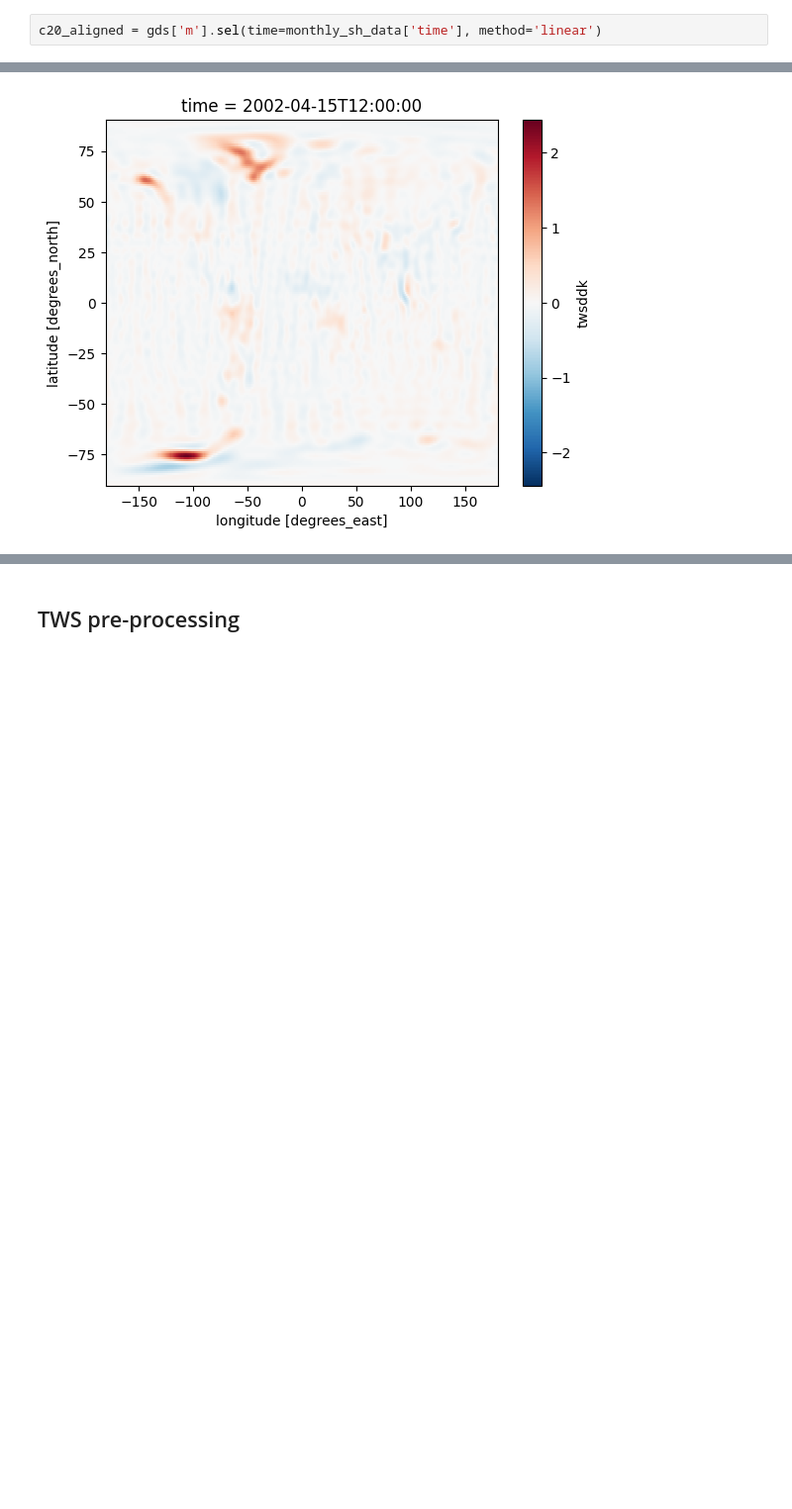
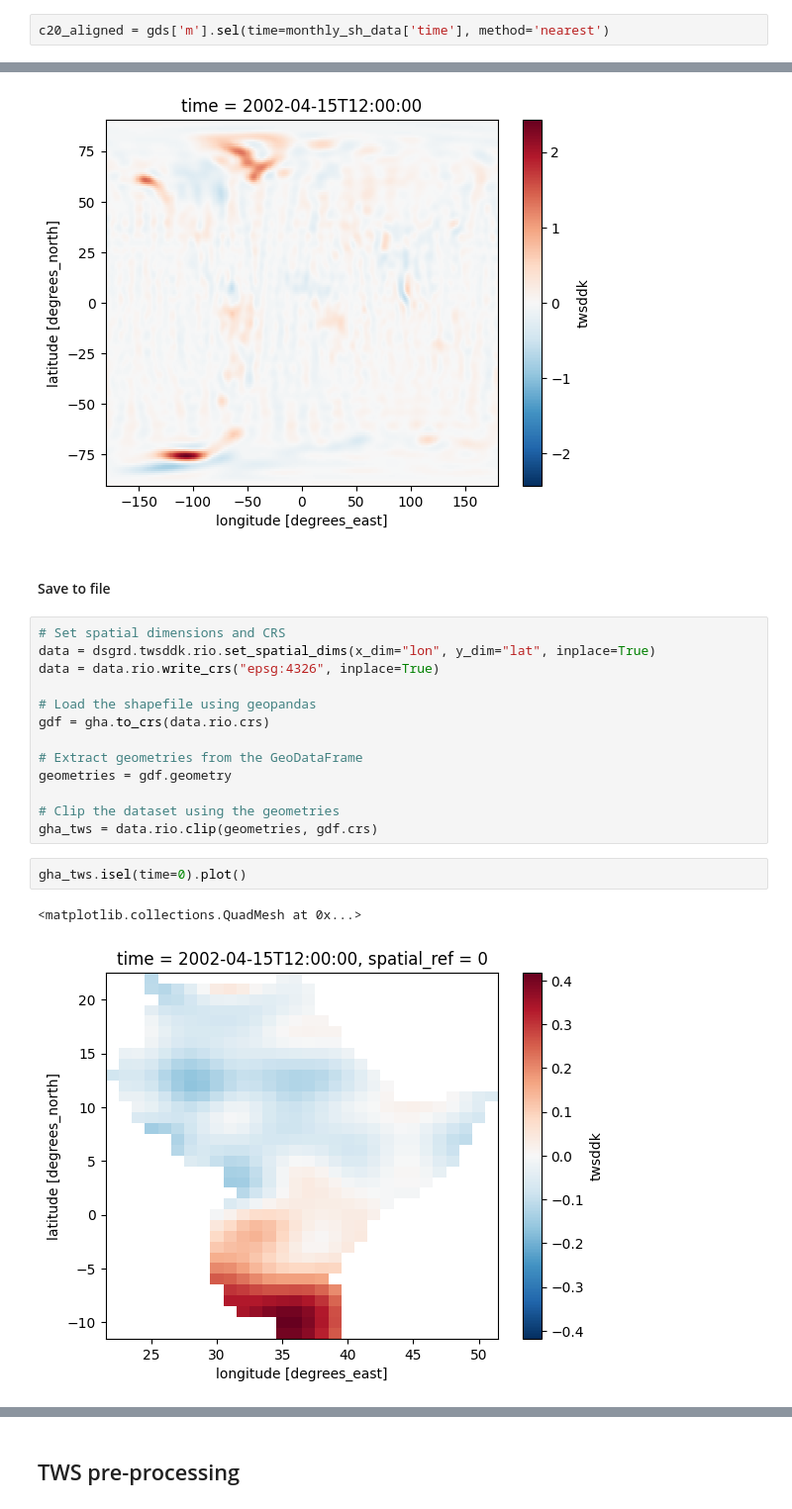
Before and after one commit to linibensonjr/drought-detection-gha, a Jupyter notebook: codebase/grace_processing.ipynb, the cells around one changed output, grey strips where cells are left out. Shown: that part at 99% size. Saved outputs shown, nothing was run; the diff lists cells and outputs as text; blank space fills up the shorter version.

```diff
--- a/codebase/grace_processing.ipynb
+++ b/codebase/grace_processing.ipynb
@@ -234,2 +176,2 @@ Coordinates:
 # %%
-c20_aligned = gds['m'].sel(time=monthly_sh_data['time'], method='linear')
+c20_aligned = gds['m'].sel(time=monthly_sh_data['time'], method='nearest')
@@ -460,5 +398,25 @@ dsgrd.twsddk.isel(time=0).plot()
 # %% [output]
 <matplotlib.collections.QuadMesh at 0x...>
 [figure]
+# %% [markdown]
+ #### Save to file
+# %%
+# Set spatial dimensions and CRS
+data = dsgrd.twsddk.rio.set_spatial_dims(x_dim="lon", y_dim="lat", inplace=True)
+data = data.rio.write_crs("epsg:4326", inplace=True)
+
+# Load the shapefile using geopandas
+gdf = gha.to_crs(data.rio.crs)
+
+# Extract geometries from the GeoDataFrame
+geometries = gdf.geometry
+
+# Clip the dataset using the geometries
+gha_tws = data.rio.clip(geometries, gdf.crs)
+# %%
+gha_tws.isel(time=0).plot()
+# %% [output]
+<matplotlib.collections.QuadMesh at 0x...>
+[figure, added]
 # %%
 # Save the output TWS
```
Also changed, not shown: parts of 15 cells of this notebook.
